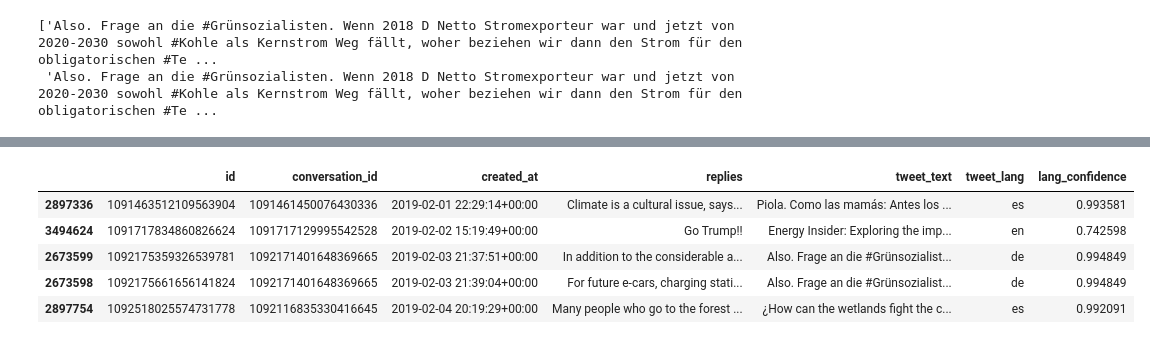
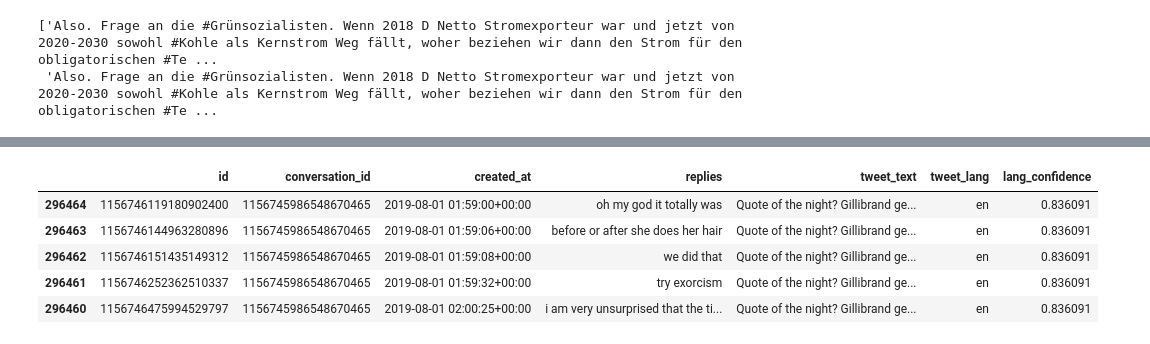
Before and after one commit to tyagiprnv/masterthesis, a Jupyter notebook: src/notebooks/data_preprocessing.ipynb, the cells around one changed output, grey strips where cells are left out. Saved outputs shown, nothing was run; the diff lists cells and outputs as text; code cells hidden in the pictures.

```diff
--- a/src/notebooks/data_preprocessing.ipynb
+++ b/src/notebooks/data_preprocessing.ipynb
@@ -185,4 +188,4 @@ tweet_replies_feb_2019['tweet_text'] = tweet_replies_feb_2019['tweet_text'].appl
 # %%
-tweet_replies_feb_2019['replies'] = tweet_replies_feb_2019['replies'].apply(lambda x: re.sub(r'http\S+|www\S+|https\S+', '[URL]', x, flags=re.MULTILINE))
-tweet_replies_feb_2019['replies'] = tweet_replies_feb_2019['replies'].apply(lambda x: re.sub(r'@\w+', '[USER]', x))
+tweet_replies_aug_2019['replies'] = tweet_replies_aug_2019['replies'].apply(lambda x: re.sub(r'http\S+|www\S+|https\S+', '[URL]', x, flags=re.MULTILINE))
+tweet_replies_aug_2019['replies'] = tweet_replies_aug_2019['replies'].apply(lambda x: re.sub(r'@\w+', '[USER]', x))
 # %%
@@ -200,7 +203,7 @@ tweet_replies_feb_2019.to_csv('/work/ptyagi/masterthesis/tmp/tweet_replies_feb_2
 # %%
-classifier = pipeline("text-classification", model="papluca/xlm-roberta-base-language-detection", device=3)
+classifier = pipeline("text-classification", model="papluca/xlm-roberta-base-language-detection", device=7)
 # %%
-predictions = classifier(tweet_replies_feb_2019['tweet_text'].tolist(), batch_size=8)
+predictions = classifier(tweet_replies_aug_2019['tweet_text'].tolist(), batch_size=8)
 # %%
 predictions[:10] # type: ignore
 # %% [output]
@@ -230,13 +233,13 @@ sorted(predictions, key=lambda x: x['score'])[:10] # type: ignore
 # %%
-tweet_replies_feb_2019['tweet_lang'] = [pred['label'] for pred in predictions] # type: ignore
-tweet_replies_feb_2019['lang_confidence'] = [pred['score'] for pred in predictions] # type: ignore
+tweet_replies_aug_2019['tweet_lang'] = [pred['label'] for pred in predictions] # type: ignore
+tweet_replies_aug_2019['lang_confidence'] = [pred['score'] for pred in predictions] # type: ignore
 # %%
-tweet_replies_feb_2019.head()
+tweet_replies_aug_2019.head()
 # %% [output]
 |  | id | conversation_id | created_at | replies | tweet_text | tweet_lang | lang_confidence |
-| 2897336 | 1091463512109563904 | 1091461450076430336 | 2019-02-01 22:29:14+00:00 | Climate is a cultural issue, says... | Piola. Como las mamás: Antes los ... | es | 0.993581 |
-| 3494624 | 1091717834860826624 | 1091717129995542528 | 2019-02-02 15:19:49+00:00 | Go Trump!! | Energy Insider: Exploring the imp... | en | 0.742598 |
-| 2673599 | 1092175359326539781 | 1092171401648369665 | 2019-02-03 21:37:51+00:00 | In addition to the considerable a... | Also. Frage an die #Grünsozialist... | de | 0.994849 |
-| 2673598 | 1092175661656141824 | 1092171401648369665 | 2019-02-03 21:39:04+00:00 | For future e-cars, charging stati... | Also. Frage an die #Grünsozialist... | de | 0.994849 |
-| 2897754 | 1092518025574731778 | 1092116835330416645 | 2019-02-04 20:19:29+00:00 | Many people who go to the forest ... | ¿How can the wetlands fight the c... | es | 0.992091 |
+| 296464 | 1156746119180902400 | 1156745986548670465 | 2019-08-01 01:59:00+00:00 | oh my god it totally was | Quote of the night? Gillibrand ge... | en | 0.836091 |
+| 296463 | 1156746144963280896 | 1156745986548670465 | 2019-08-01 01:59:06+00:00 | before or after she does her hair | Quote of the night? Gillibrand ge... | en | 0.836091 |
+| 296462 | 1156746151435149312 | 1156745986548670465 | 2019-08-01 01:59:08+00:00 | we did that | Quote of the night? Gillibrand ge... | en | 0.836091 |
+| 296461 | 1156746252362510337 | 1156745986548670465 | 2019-08-01 01:59:32+00:00 | try exorcism | Quote of the night? Gillibrand ge... | en | 0.836091 |
+| 296460 | 1156746475994529797 | 1156745986548670465 | 2019-08-01 02:00:25+00:00 | i am very unsurprised that the ti... | Quote of the night? Gillibrand ge... | en | 0.836091 |
 # %%
```
Also changed, not shown: parts of 36 cells of this notebook.
